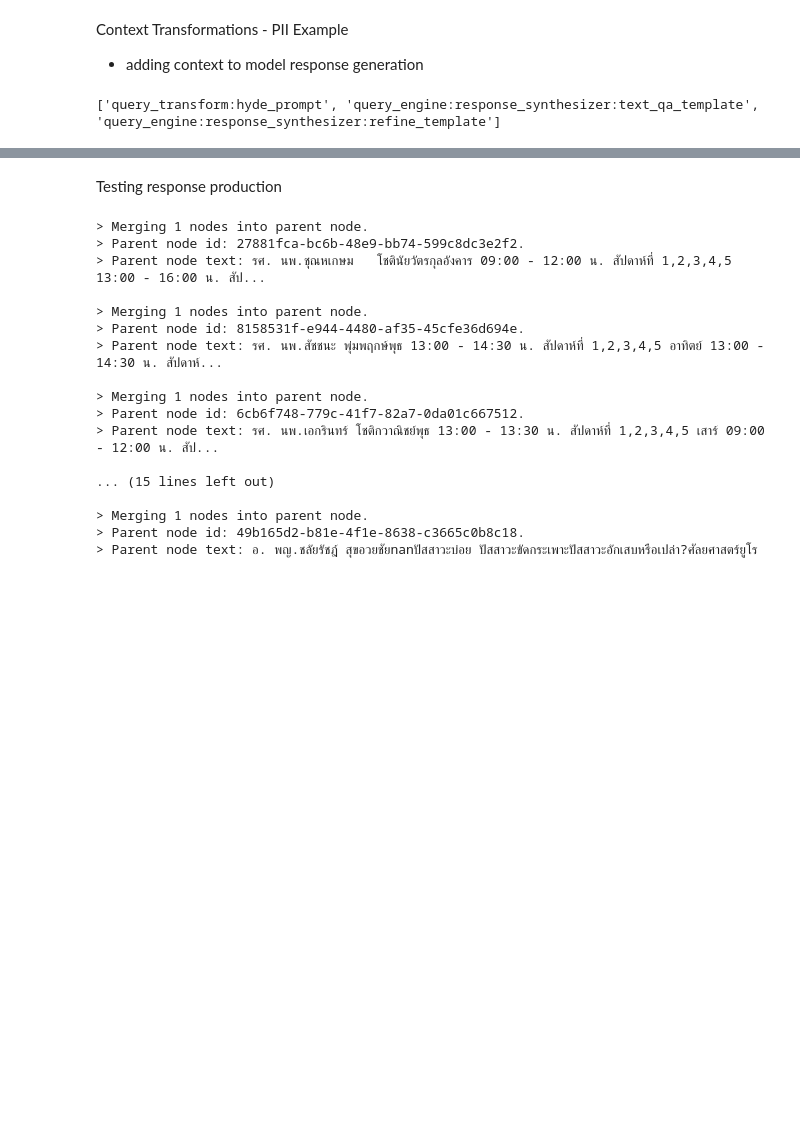
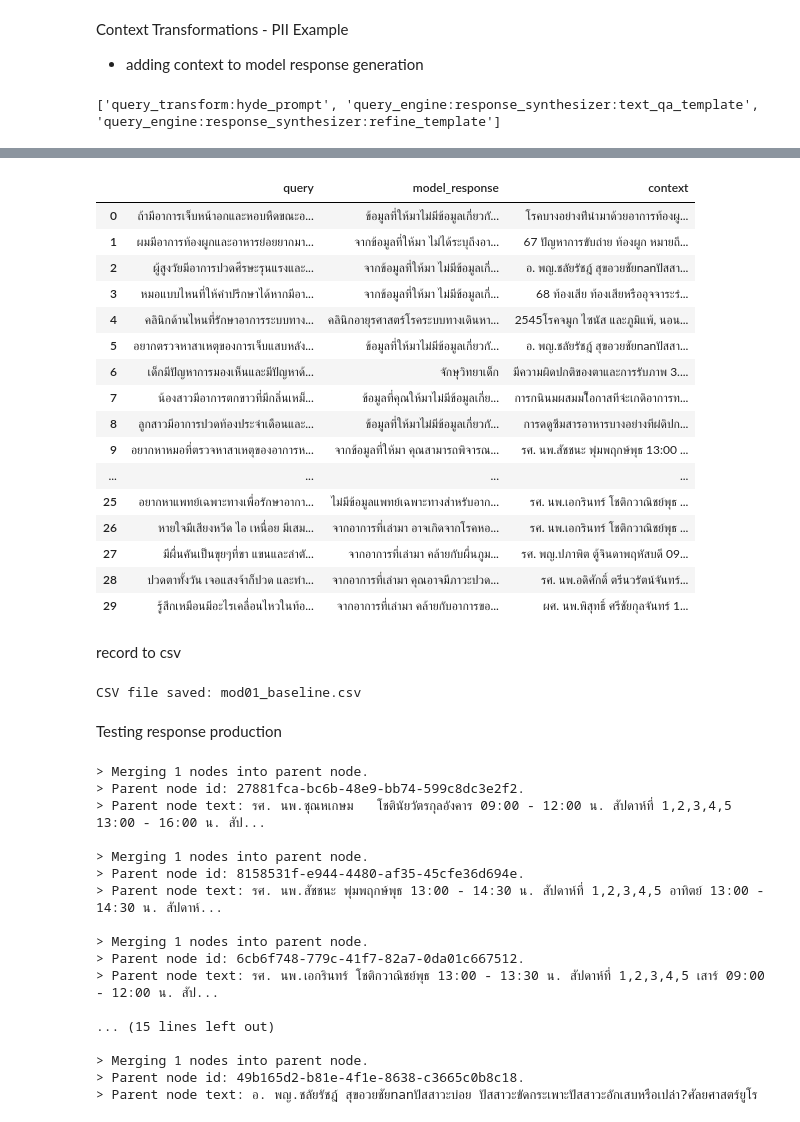
Before and after one commit to Jidapaminnie/MU_AI_Hackathon2-Majestic_Mustangs, a Jupyter notebook: tutorial_notebooks/minnieLLM.ipynb, the cells around one changed output, grey strips where cells are left out. Cells and saved outputs as stored; diff of their text form; code cells hidden in the pictures; blank space fills up the shorter version.

Commit message:
reorganizing files and produced baseline model

```diff
--- a/tutorial_notebooks/minnieLLM.ipynb
+++ b/tutorial_notebooks/minnieLLM.ipynb
@@ -174,0 +158,3 @@ df.to_csv(filepath, index=False)
+# %%
+filepath = "model_response.csv"
+model_response_df = pd.read_csv(filepath)
@@ -700,0 +724,4 @@ def produce_context(query):
+# %%
+model_response_df['model_response'] = model_response_df['query'].apply(produce_response)
+time.sleep(5)
+model_response_df['context'] = model_response_df['query'].apply(produce_context)
@@ -701,3 +746,31 @@ def produce_context(query):
+# %%
+model_response_df
+# %% [output]
+|  | query | model_response | context |
+| 0 | ถ้ามีอาการเจ็บหน้าอกและหอบหืดขณะอ... | ข้อมูลที่ให้มาไม่มีข้อมูลเกี่ยวกั... | โรคบางอย่างท่ีนำมาด้วยอาการท้องผู... |
+| 1 | ผมมีอาการท้องผูกและอาหารย่อยยากมา... | จากข้อมูลที่ให้มา ไม่ได้ระบุถึงอา... | 67 ปัญหาการขับถ่าย ท้องผูก หมายถึ... |
+| 2 | ผู้สูงวัยมีอาการปวดศีรษะรุนแรงและ... | จากข้อมูลที่ให้มา ไม่มีข้อมูลเกี่... | อ. พญ.ชลัยรัชฎ์ สุขอวยชัยnanปัสสา... |
+| 3 | หมอแบบไหนที่ให้คำปรึกษาได้หากมีอา... | จากข้อมูลที่ให้มา ไม่มีข้อมูลเกี่... | 68 ท้องเสีย ท้องเสียหรืออุจจาระร่... |
+| 4 | คลินิกด้านไหนที่รักษาอาการระบบทาง... | คลินิกอายุรศาสตร์โรคระบบทางเดินหา... | 2545โรคจมูก ไซนัส และภูมิแพ้, นอน... |
+| 5 | อยากตรวจหาสาเหตุของการเจ็บแสบหลัง... | ข้อมูลที่ให้มาไม่มีข้อมูลเกี่ยวกั... | อ. พญ.ชลัยรัชฎ์ สุขอวยชัยnanปัสสา... |
+| 6 | เด็กมีปัญหาการมองเห็นและมีปัญหาด้... | จักษุวิทยาเด็ก | มีความผิดปกติของตาและการรับภาพ 3.... |
+| 7 | น้องสาวมีอาการตกขาวที่มีกลิ่นเหม็... | ข้อมูลที่คุณให้มาไม่มีข้อมูลเกี่ย... | การกนินมผสมมโีอกาสทีจ่ะเกดิอาการท... |
+| 8 | ลูกสาวมีอาการปวดท้องประจำเดือนและ... | ข้อมูลที่ให้มาไม่มีข้อมูลเกี่ยวกั... | การดดูซึมสารอาหารบางอย่างทีผ่ดิปก... |
+| 9 | อยากหาหมอที่ตรวจหาสาเหตุของอาการห... | จากข้อมูลที่ให้มา คุณสามารถพิจารณ... | รศ. นพ.สัชชนะ พุ่มพฤกษ์พุธ 13:00 ... |
+| ... | ... | ... | ... |
+| 25 | อยากหาแพทย์เฉพาะทางเพื่อรักษาอากา... | ไม่มีข้อมูลแพทย์เฉพาะทางสำหรับอาก... | รศ. นพ.เอกรินทร์ โชติกวาณิชย์พุธ ... |
+| 26 | หายใจมีเสียงหวีด ไอ เหนื่อย มีเสม... | จากอาการที่เล่ามา อาจเกิดจากโรคหอ... | รศ. นพ.เอกรินทร์ โชติกวาณิชย์พุธ ... |
+| 27 | มีผื่นคันเป็นขุยๆที่ขา แขนและลำตั... | จากอาการที่เล่ามา คล้ายกับผื่นภูม... | รศ. พญ.ปภาพิต ตู้จินดาพฤหัสบดี 09... |
+| 28 | ปวดตาทั้งวัน เจอแสงจ้าก็ปวด และทำ... | จากอาการที่เล่ามา คุณอาจมีภาวะปวด... | รศ. นพ.อดิศักดิ์ ตรีนวรัตน์จันทร์... |
+| 29 | รู้สึกเหมือนมีอะไรเคลื่อนไหวในท้อ... | จากอาการที่เล่ามา คล้ายกับอาการขอ... | ผศ. นพ.พิสุทธิ์ ศรีชัยกุลจันทร์ 1... |
+# %% [markdown]
+record to csv
+# %%
+fp = "mod01_baseline.csv"
+model_response_df.to_csv(fp, index=False, mode='w')  # Set index=False to exclude the index column
+print("CSV file saved:", fp)
+# %% [output]
+CSV file saved: mod01_baseline.csv
 # %% [markdown]
 Testing response production
 # %%
```
Also changed, not shown: parts of 24 cells of this notebook, 7 other files.
